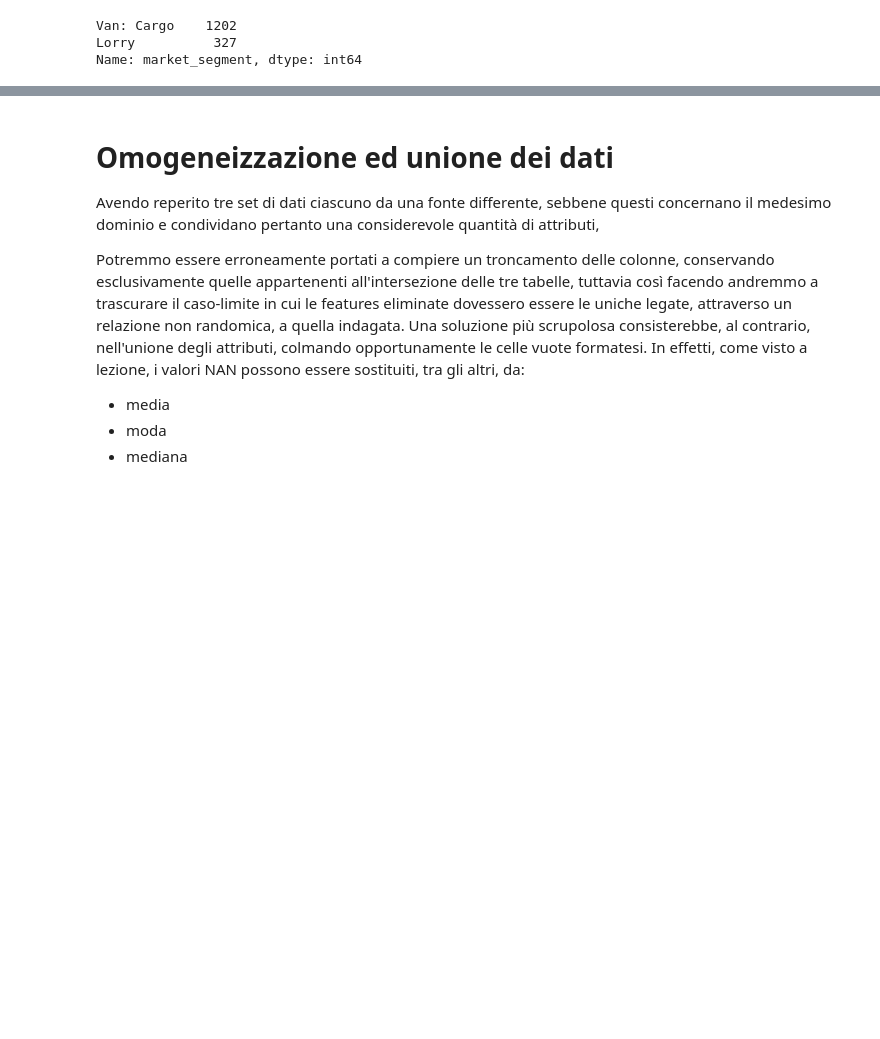
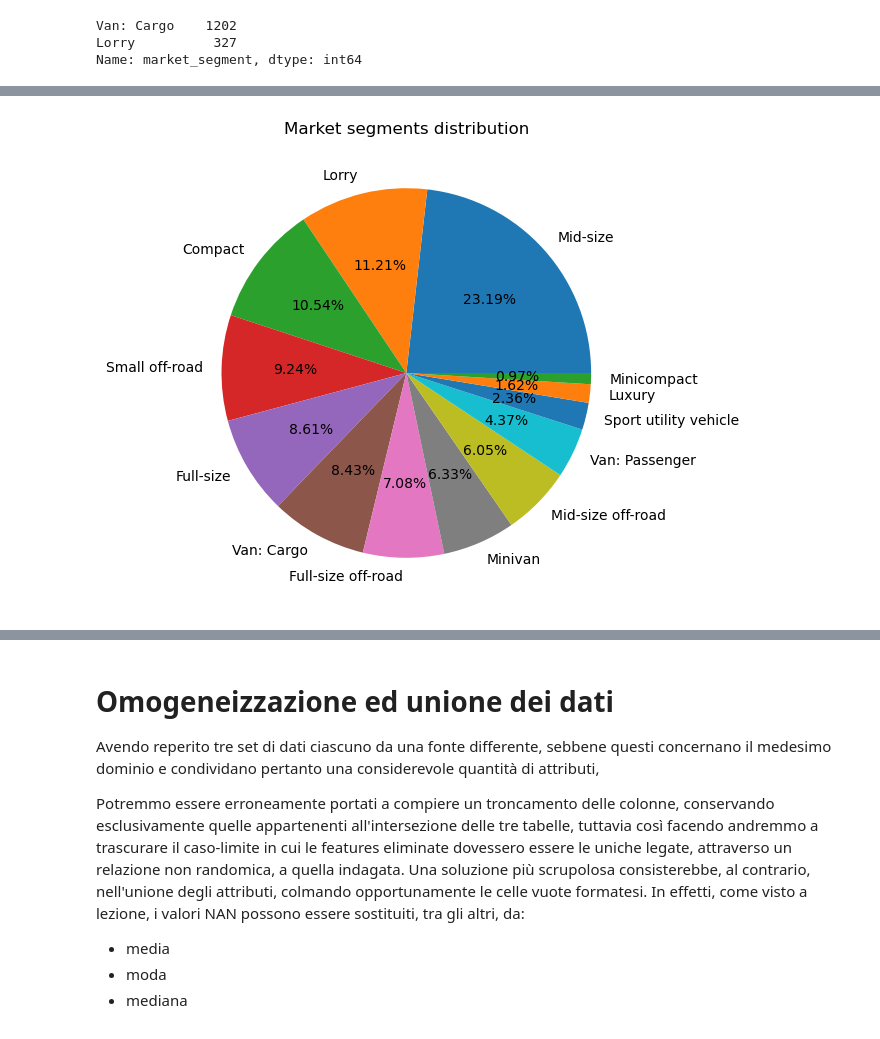
Before and after one commit to francesco-zatto/dia-project, a Jupyter notebook: car_emissions.ipynb, the cells around one changed output, grey strips where cells are left out. Drawn from its saved outputs; the diff is of its cells as text; code cells hidden in the pictures; blank space fills up the shorter version.

```diff
--- a/car_emissions.ipynb
+++ b/car_emissions.ipynb
@@ -204,0 +208,4 @@ spain_emissions.plot.scatter("consumption_max_l_100km", "emissions_max_gCO2_km")
+# %%
+spain_emissions["market_segment"].value_counts().plot.pie(autopct="%.2f%%", title="Market segments distribution", label="", figsize=(6,6));
+# %% [output]
+[figure, added]
```
Also changed, not shown: parts of 9 cells of this notebook.
